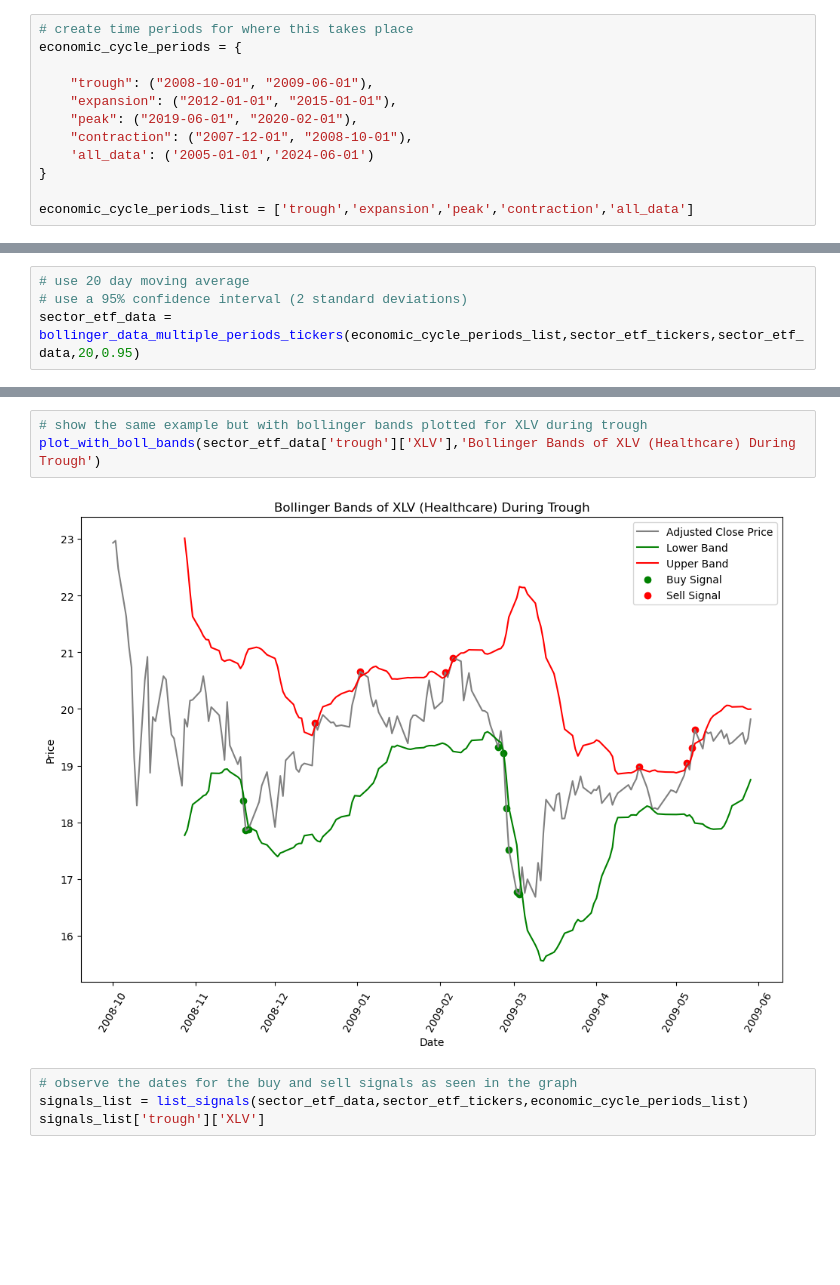
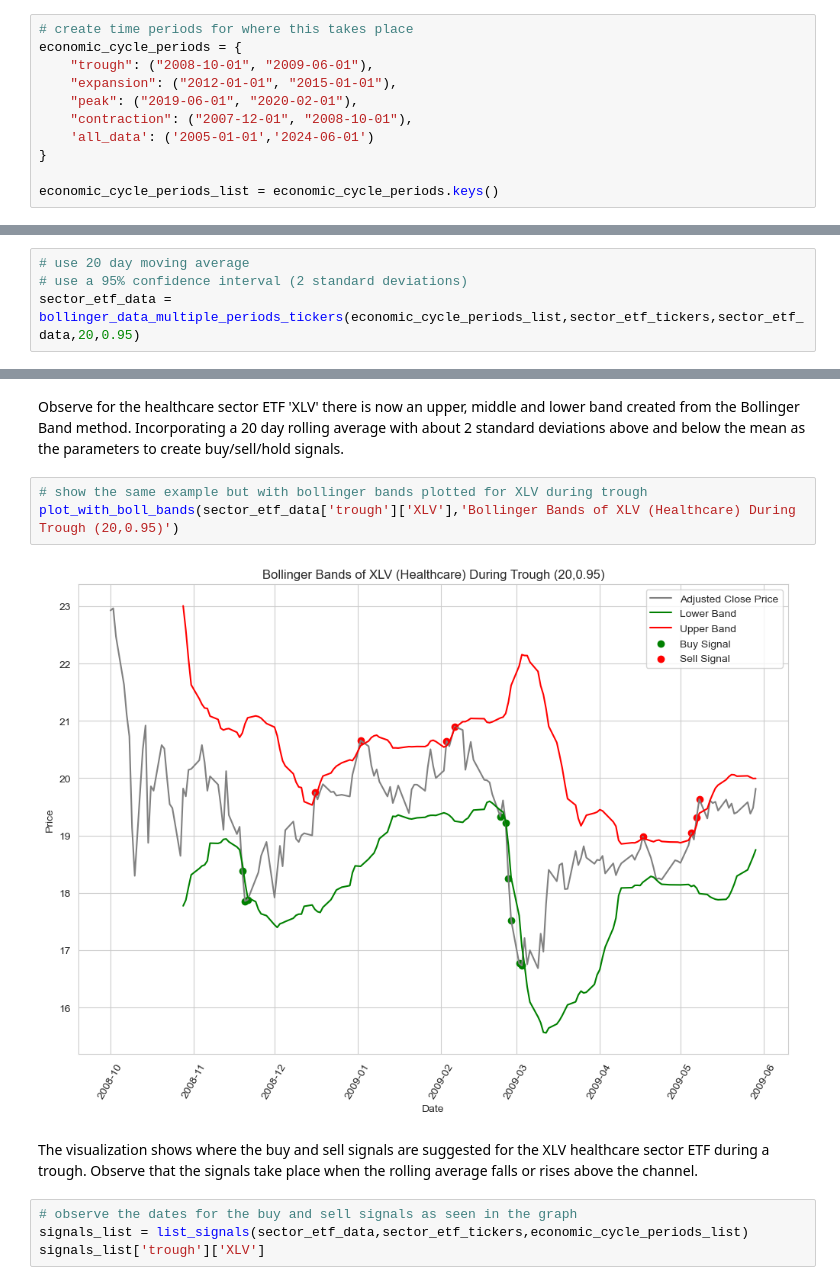
Before and after one commit to bennicholson2/Enhancing-Technical-Analysis-with-Data-Science, a Jupyter notebook: Technical Analysis/bollinger_bands.ipynb, the cells around one changed output, grey strips where cells are left out. Drawn from its saved outputs; the diff is of its cells as text; blank space fills up the shorter version.

```diff
--- a/Technical Analysis/bollinger_bands.ipynb
+++ b/Technical Analysis/bollinger_bands.ipynb
@@ -590,7 +452,6 @@ Chapter 1 had investigated buy and hold strategies, this acted as a foundation f
 # %%
 # create time periods for where this takes place
 economic_cycle_periods = {
-
     "trough": ("2008-10-01", "2009-06-01"),
     "expansion": ("2012-01-01", "2015-01-01"),
     "peak": ("2019-06-01", "2020-02-01"),
@@ -598,7 +459,7 @@ economic_cycle_periods = {
     'all_data': ('2005-01-01','2024-06-01')
 }
 
-economic_cycle_periods_list = ['trough','expansion','peak','contraction','all_data']
+economic_cycle_periods_list = economic_cycle_periods.keys()
 # %%
 # create etf tickers for sectors
 sector_etf_tickers = [
@@ -662,9 +514,13 @@ sector_etf_data['trough']['XLV']
 166 rows × 10 columns
+# %% [markdown]
+Observe for the healthcare sector ETF 'XLV' there is now an upper, middle and lower band created from the Bollinger Band method. Incorporating a 20 day rolling average with about 2 standard deviations above and below the mean as the parameters to create buy/sell/hold signals.
 # %%
 # show the same example but with bollinger bands plotted for XLV during trough
-plot_with_boll_bands(sector_etf_data['trough']['XLV'],'Bollinger Bands of XLV (Healthcare) During Trough')
+plot_with_boll_bands(sector_etf_data['trough']['XLV'],'Bollinger Bands of XLV (Healthcare) During Trough (20,0.95)')
 # %% [output]
-[figure, old version]
+[figure, new version]
+# %% [markdown]
+The visualization shows where the buy and sell signals are suggested for the XLV healthcare sector ETF during a trough. Observe that the signals take place when the rolling average falls or rises above the channel.
 # %%
 # observe the dates for the buy and sell signals as seen in the graph
 signals_list = list_signals(sector_etf_data,sector_etf_tickers,economic_cycle_periods_list)
```
Also changed, not shown: parts of 90 cells of this notebook, 28 other files.
